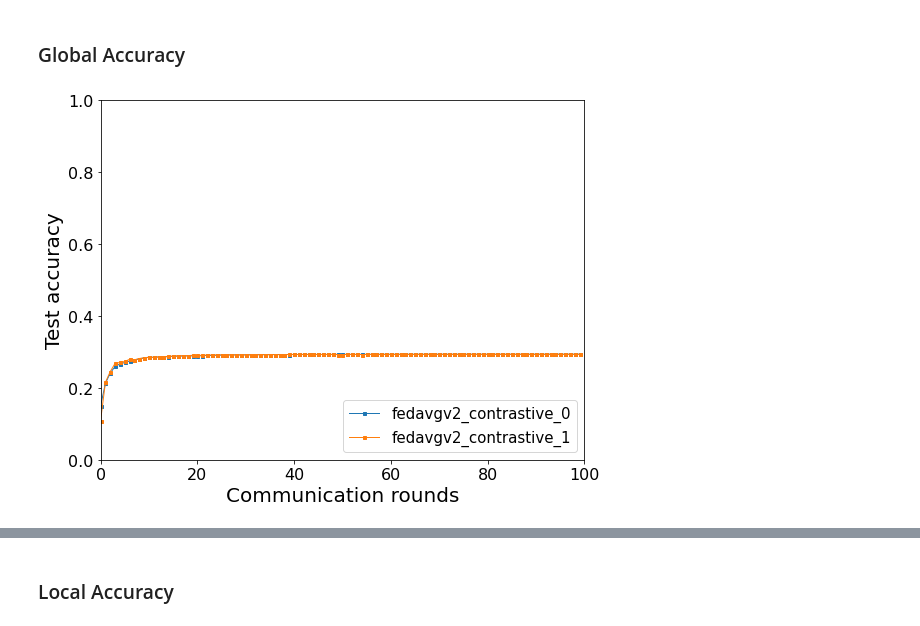
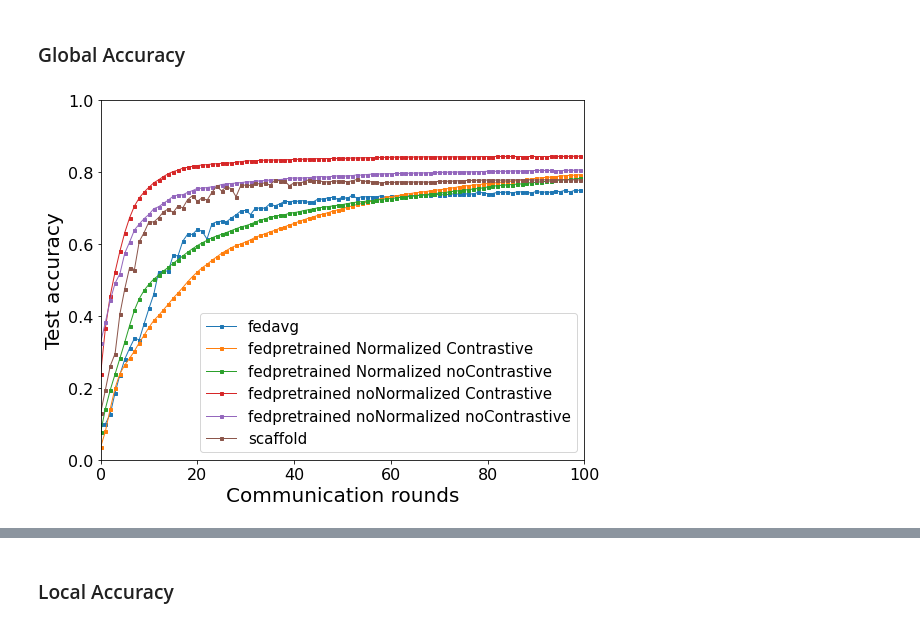
Before and after one commit to AIoT-Lab-BKAI/Hung-NN-verifiedFL, a Jupyter notebook: records/analysis.ipynb, the cells around one changed output, grey strips where cells are left out. Drawn from its saved outputs; the diff is of its cells as text; code cells hidden in the pictures.

```diff
--- a/records/analysis.ipynb
+++ b/records/analysis.ipynb
@@ -13,7 +13,7 @@ def func(object_name):
     else:
         return True
 # %%
-folder_path = "./jsons/baseline/simple_5/"
+folder_path = "./jsons/baseline/simple_7/"
 algos = filter(func, sorted(os.listdir(folder_path)))
 algos = list(algos)
 # %% [markdown]
@@ -27,20 +27,20 @@ for algo in algos:
 # %%
 matplotlib.rc('xtick', labelsize=16)
 matplotlib.rc('ytick', labelsize=16)
 
 plt.figure(figsize=(8,6))
 plt.xlabel("Communication rounds", fontsize=20)
 plt.ylabel("Test accuracy", fontsize=20)
 
 for algo in data.keys():
-    plt.plot(data[algo], label=algo,
+    plt.plot(data[algo], label=algo.replace("_", " "),
             linestyle='solid', marker='s',
             linewidth=1, markersize=3)
 
 plt.ylim(0,1)
 plt.xlim(0,100)
 plt.legend(loc="lower right", fontsize=15, ncol=1)
 plt.tight_layout()
 plt.savefig(folder_path + "Global_Accuracy.png")
 # %% [output]
-[figure, old version]
+[figure, new version]
```
Also changed, not shown: parts of 5 cells of this notebook, 21 other files.
